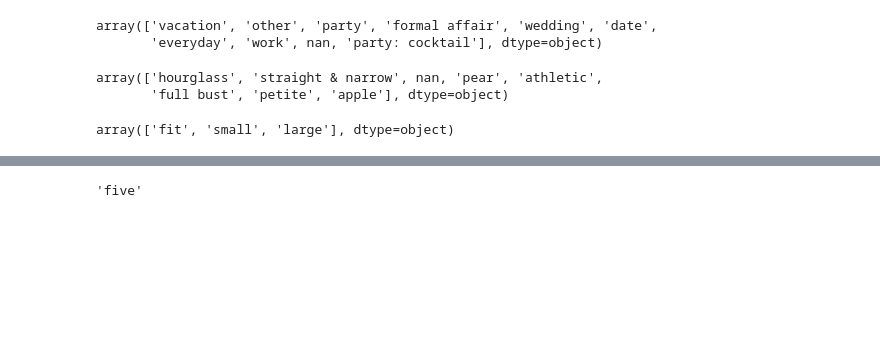
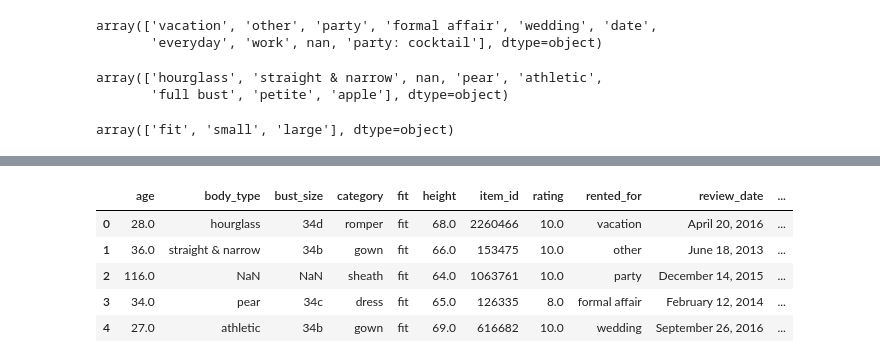
Before and after one commit to CliffordBridges/Whose-Clothes-Fit-Well, a Jupyter notebook: CliffordBridges_DataCleaning.ipynb, the cells around one changed output, grey strips where cells are left out. Drawn from its saved outputs; the diff is of its cells as text; code cells hidden in the pictures; blank space fills up the shorter version.

```diff
--- a/CliffordBridges_DataCleaning.ipynb
+++ b/CliffordBridges_DataCleaning.ipynb
@@ -118,0 +124,2 @@ Name: bust_size, dtype: object
+# %%
+rtr_data = pd.concat([rtr_data, bust_cup], axis=1)
@@ -128,10 +163,16 @@ def convert_feetinches_to_inches(distance):
         return inches
     elif np.isnan(distance):
         return np.NaN
-# %%
-str('five').strip('i')
-# %% [output]
-'five'
+# %%
+rtr_data.height = rtr_data.height.apply(convert_feetinches_to_inches)
+rtr_data.head()
+# %% [output]
+|  | age | body_type | bust_size | category | fit | height | item_id | rating | rented_for | review_date | ... |
+| 0 | 28.0 | hourglass | 34d | romper | fit | 68.0 | 2260466 | 10.0 | vacation | April 20, 2016 | ... |
+| 1 | 36.0 | straight & narrow | 34b | gown | fit | 66.0 | 153475 | 10.0 | other | June 18, 2013 | ... |
+| 2 | 116.0 | NaN | NaN | sheath | fit | 64.0 | 1063761 | 10.0 | party | December 14, 2015 | ... |
+| 3 | 34.0 | pear | 34c | dress | fit | 65.0 | 126335 | 8.0 | formal affair | February 12, 2014 | ... |
+| 4 | 27.0 | athletic | 34b | gown | fit | 69.0 | 616682 | 10.0 | wedding | September 26, 2016 | ... |
 # %%
 rtr_dress_sizes = [0, 2, 4, 6, 8, 10, 12, 14, 16, 18, 20, 22, 24, '24+']
 # %%
```
Also changed, not shown: parts of 19 cells of this notebook, 2 other files.
